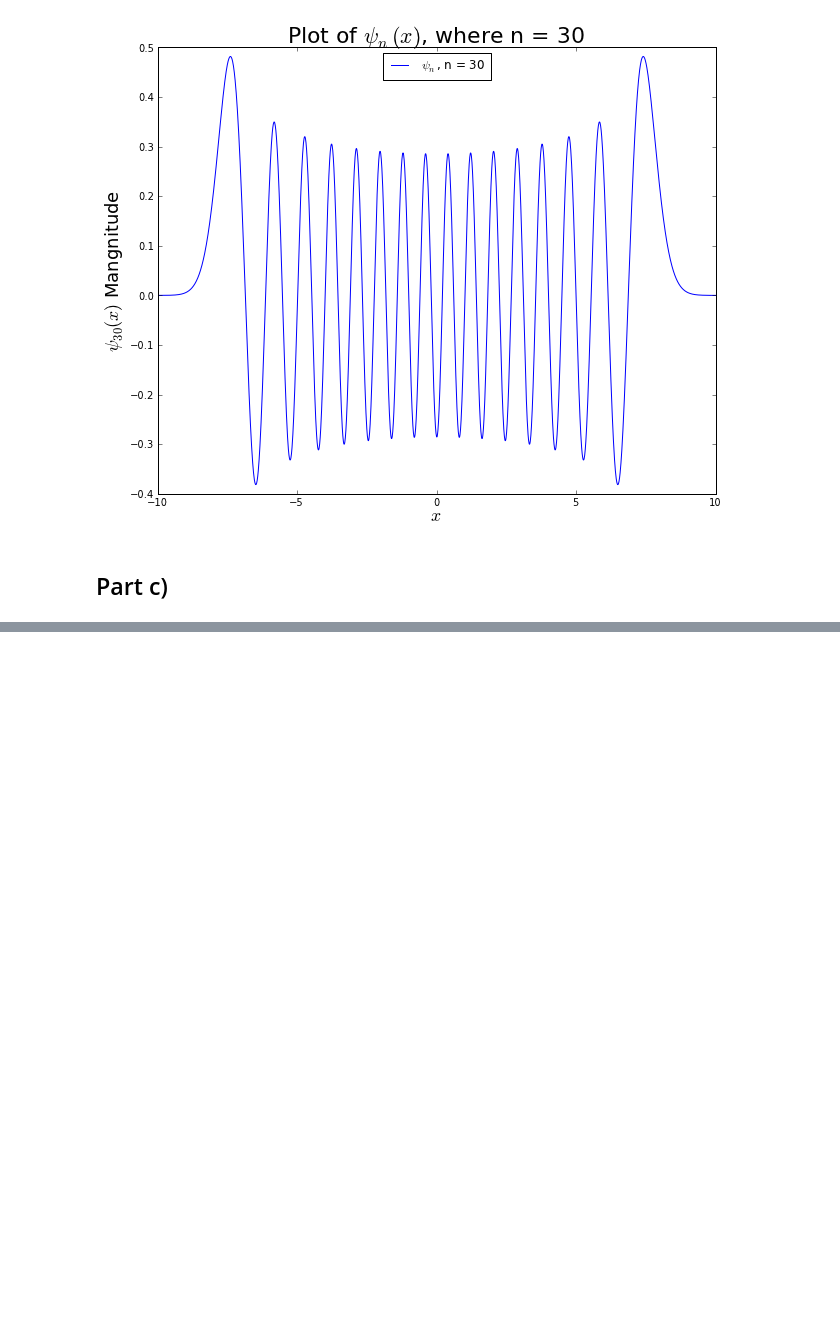
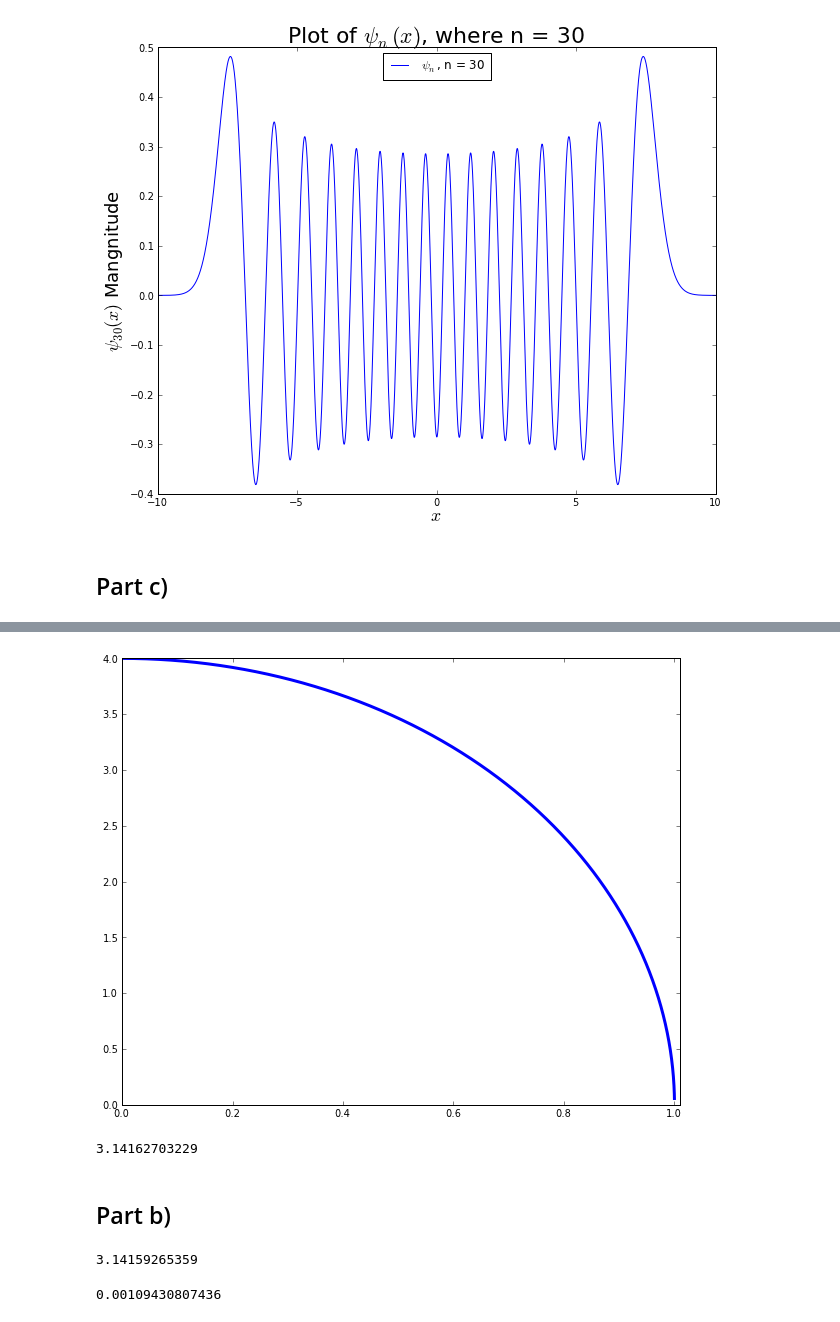
Before and after one commit to dcrose/PHYS202-S13, a Jupyter notebook: Week5/IntegrationEx4.ipynb, the cells around one changed output, grey strips where cells are left out. Saved outputs shown, nothing was run; the diff lists cells and outputs as text; code cells hidden in the pictures; blank space fills up the shorter version.

```diff
--- a/Week5/IntegrationEx4.ipynb
+++ b/Week5/IntegrationEx4.ipynb
@@ -194,0 +215,44 @@ print uncertainty(5, x)
+# %%
+f = lambda x: 4*(1-x**2)**(1./2.)
+x = arange(0.,1.,0.0001)
+myplot = plot(x,f(x),lw=3)
+#ylabel(r"$4\sqrt{1 − x^2}$",fontsize=20)
+#xlabel(r"$x$",fontsize=20)
+xlim(0.,1.01)
+
+show()
+# %% [output]
+[figure, added]
+# %%
+def Montague(N): #this is my cats name
+    x1min = 0.
+    x1max = 1.
+    subx1 = x[logical_and((x > x1min),(x < x1max))]
+    y1max = max(f(subx1))*1.05
+    y1min = 0.
+
+    samples_x1 = x1min + (x1max-x1min)*random_sample(N);
+    samples_y1 = y1min + (y1max-y1min)*random_sample(N);
+
+    newmask1 = (samples_y1 < f(samples_x1))
+    sum(newmask1)
+
+    T = (x1max-x1min)*(y1max-y1min)*sum(newmask1)/newmask1.size
+    return T
+I = Montague(50000000)
+print I
+# %% [output]
+3.14162703229
+# %% [markdown]
+Part b)
+-
+# %%
+Texact = pi
+print Texact
+# %% [output]
+3.14159265359
+# %%
+percentError = abs(100*(I-Texact)/Texact)
+print percentError
+# %% [output]
+0.00109430807436
```
Also changed, not shown: parts of 11 cells of this notebook.
